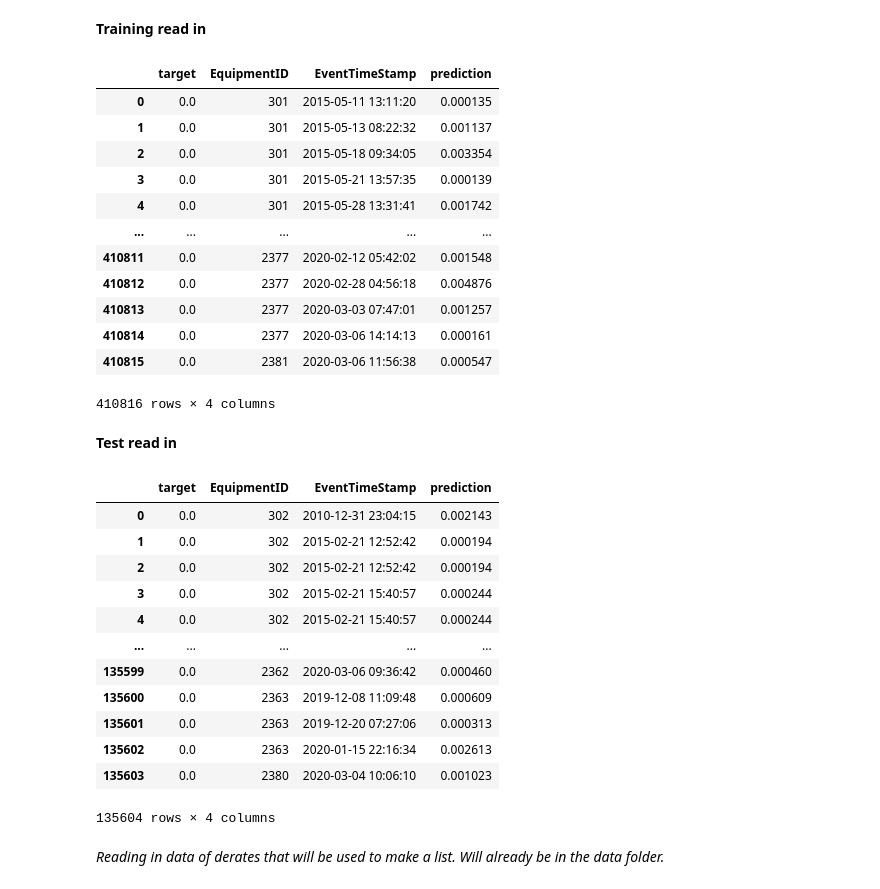
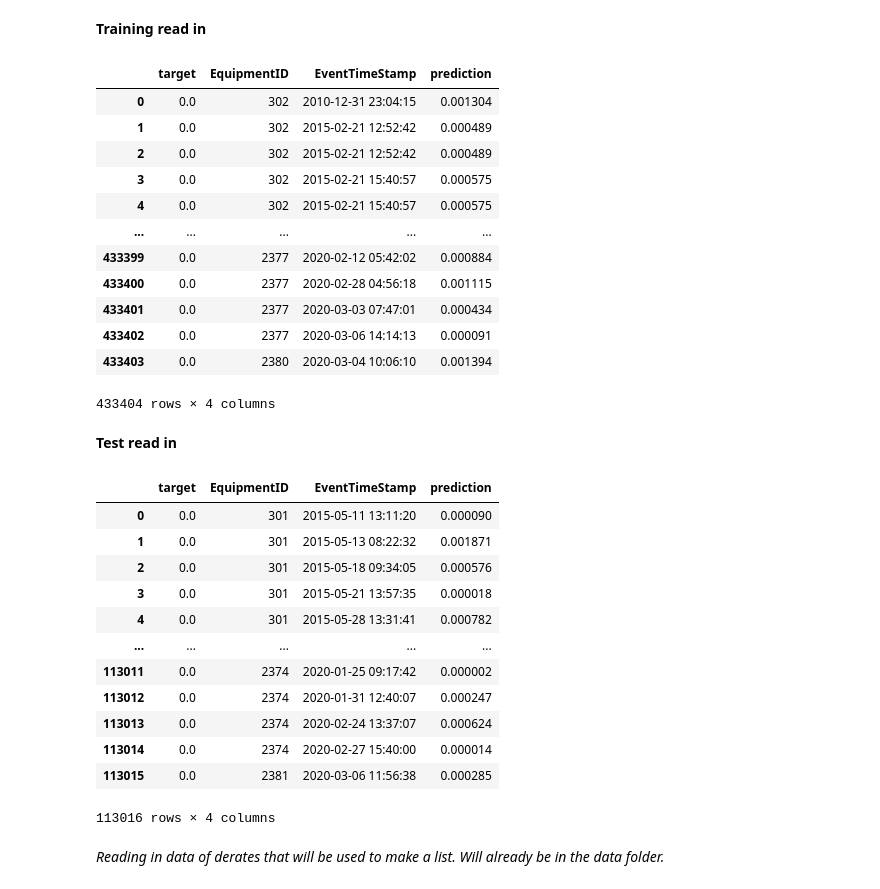
Before and after one commit to hcgreer/big_g_express-data-detectives, a Jupyter notebook: notebooks/mm_model_analysis.ipynb, the cells around one changed output. Saved outputs shown, nothing was run; the diff lists cells and outputs as text; code cells hidden in the pictures.

```diff
--- a/notebooks/mm_model_analysis.ipynb
+++ b/notebooks/mm_model_analysis.ipynb
@@ -17,41 +18,41 @@ import datetime
 # %% [markdown]
 **Training read in**
 # %%
-yTrain = pd.read_csv('../data/{file_name}.csv'.format(file_name = 'mm_yTrain')).drop(columns = 'Unnamed: 0')
+yTrain = pd.read_csv('../data/{file_name}.csv'.format(file_name = 'mm_yTrain2')).drop(columns = 'Unnamed: 0')
 yTrain
 # %% [output]
 |  | target | EquipmentID | EventTimeStamp | prediction |
-| 0 | 0.0 | 301 | 2015-05-11 13:11:20 | 0.000135 |
-| 1 | 0.0 | 301 | 2015-05-13 08:22:32 | 0.001137 |
-| 2 | 0.0 | 301 | 2015-05-18 09:34:05 | 0.003354 |
-| 3 | 0.0 | 301 | 2015-05-21 13:57:35 | 0.000139 |
-| 4 | 0.0 | 301 | 2015-05-28 13:31:41 | 0.001742 |
+| 0 | 0.0 | 302 | 2010-12-31 23:04:15 | 0.001304 |
+| 1 | 0.0 | 302 | 2015-02-21 12:52:42 | 0.000489 |
+| 2 | 0.0 | 302 | 2015-02-21 12:52:42 | 0.000489 |
+| 3 | 0.0 | 302 | 2015-02-21 15:40:57 | 0.000575 |
+| 4 | 0.0 | 302 | 2015-02-21 15:40:57 | 0.000575 |
 | ... | ... | ... | ... | ... |
-| 410811 | 0.0 | 2377 | 2020-02-12 05:42:02 | 0.001548 |
-| 410812 | 0.0 | 2377 | 2020-02-28 04:56:18 | 0.004876 |
-| 410813 | 0.0 | 2377 | 2020-03-03 07:47:01 | 0.001257 |
-| 410814 | 0.0 | 2377 | 2020-03-06 14:14:13 | 0.000161 |
-| 410815 | 0.0 | 2381 | 2020-03-06 11:56:38 | 0.000547 |
+| 433399 | 0.0 | 2377 | 2020-02-12 05:42:02 | 0.000884 |
+| 433400 | 0.0 | 2377 | 2020-02-28 04:56:18 | 0.001115 |
+| 433401 | 0.0 | 2377 | 2020-03-03 07:47:01 | 0.000434 |
+| 433402 | 0.0 | 2377 | 2020-03-06 14:14:13 | 0.000091 |
+| 433403 | 0.0 | 2380 | 2020-03-04 10:06:10 | 0.001394 |
-410816 rows × 4 columns
+433404 rows × 4 columns
 # %% [markdown]
 **Test read in**
 # %%
-yTest = pd.read_csv('../data/{file_name}.csv'.format(file_name = 'mm_yTest')).drop(columns = 'Unnamed: 0')
+yTest = pd.read_csv('../data/{file_name}.csv'.format(file_name = 'mm_yTest2')).drop(columns = 'Unnamed: 0')
 yTest
 # %% [output]
 |  | target | EquipmentID | EventTimeStamp | prediction |
-| 0 | 0.0 | 302 | 2010-12-31 23:04:15 | 0.002143 |
-| 1 | 0.0 | 302 | 2015-02-21 12:52:42 | 0.000194 |
-| 2 | 0.0 | 302 | 2015-02-21 12:52:42 | 0.000194 |
-| 3 | 0.0 | 302 | 2015-02-21 15:40:57 | 0.000244 |
-| 4 | 0.0 | 302 | 2015-02-21 15:40:57 | 0.000244 |
+| 0 | 0.0 | 301 | 2015-05-11 13:11:20 | 0.000090 |
+| 1 | 0.0 | 301 | 2015-05-13 08:22:32 | 0.001871 |
+| 2 | 0.0 | 301 | 2015-05-18 09:34:05 | 0.000576 |
+| 3 | 0.0 | 301 | 2015-05-21 13:57:35 | 0.000018 |
+| 4 | 0.0 | 301 | 2015-05-28 13:31:41 | 0.000782 |
 | ... | ... | ... | ... | ... |
-| 135599 | 0.0 | 2362 | 2020-03-06 09:36:42 | 0.000460 |
-| 135600 | 0.0 | 2363 | 2019-12-08 11:09:48 | 0.000609 |
-| 135601 | 0.0 | 2363 | 2019-12-20 07:27:06 | 0.000313 |
-| 135602 | 0.0 | 2363 | 2020-01-15 22:16:34 | 0.002613 |
-| 135603 | 0.0 | 2380 | 2020-03-04 10:06:10 | 0.001023 |
+| 113011 | 0.0 | 2374 | 2020-01-25 09:17:42 | 0.000002 |
+| 113012 | 0.0 | 2374 | 2020-01-31 12:40:07 | 0.000247 |
+| 113013 | 0.0 | 2374 | 2020-02-24 13:37:07 | 0.000624 |
+| 113014 | 0.0 | 2374 | 2020-02-27 15:40:00 | 0.000014 |
+| 113015 | 0.0 | 2381 | 2020-03-06 11:56:38 | 0.000285 |
-135604 rows × 4 columns
+113016 rows × 4 columns
 # %% [markdown]
 *Reading in data of derates that will be used to make a list. Will already be in the data folder.*
 # %%
```
Also changed, not shown: parts of 7 cells of this notebook, 1 other file.
